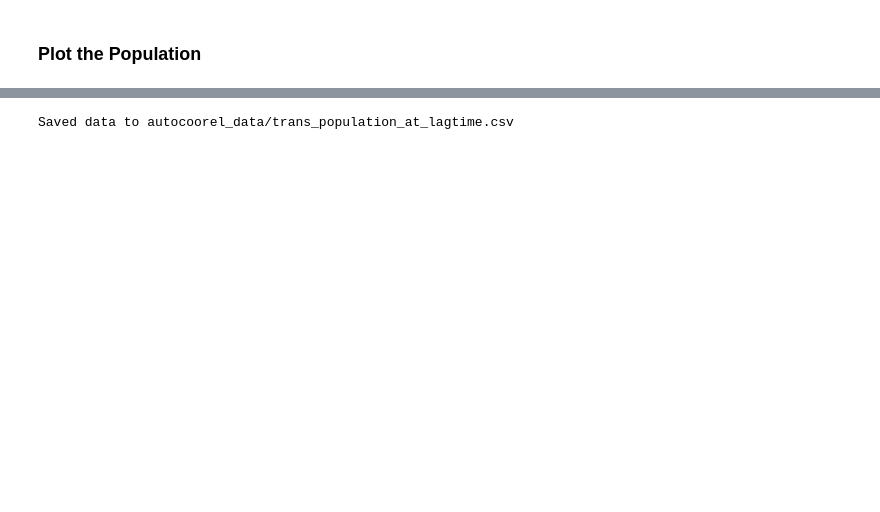
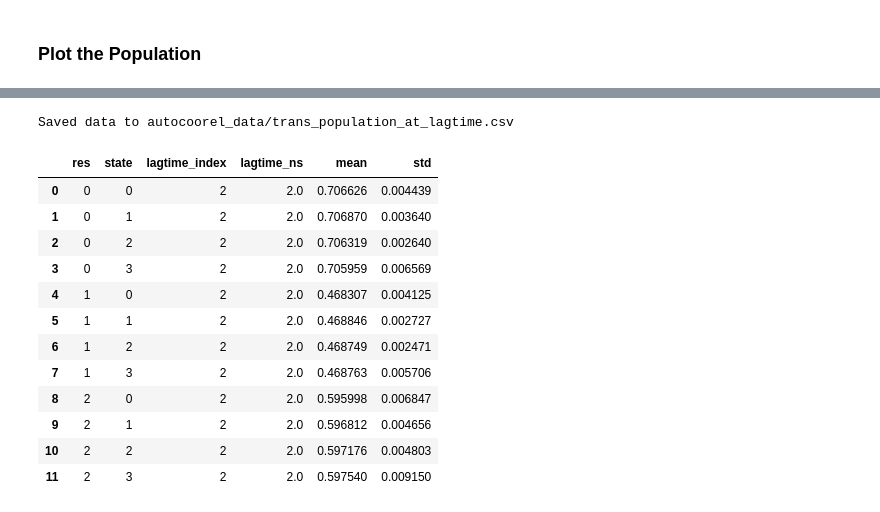
Before and after one commit to starwingc/peptoid_ESM, a Jupyter notebook: EE/analysis/transition_matrix_res.ipynb, the cells around one changed output, grey strips where cells are left out. Drawn from its saved outputs; the diff is of its cells as text; code cells hidden in the pictures; blank space fills up the shorter version.

```diff
--- a/EE/analysis/transition_matrix_res.ipynb
+++ b/EE/analysis/transition_matrix_res.ipynb
@@ -723,39 +709,53 @@ Traj 2, State 3: 201.00 ns : 0.597
 ## Save the data into a csv
 
 point_to_plot = 150
-lagtime_plot = 8  # index of lagtime to extract at 101 ns
+lagtime_plot = 2  # index of lagtime to extract at 101 ns
 selected_ns = lagtimes_ns[lagtime_plot]  # for saving
 state_num = 4
 
 # Collect into a list of dicts for easy DataFrame creation
 data_rows = []
 
 for res_index in range(3):  # 3 trajectories
     for state_index in range(state_num):  # 6 states
         res = cis_trans_pi_means[state_index, res_index]  # shape (604, 2)
         std = cis_trans_pi_stds[state_index, res_index]
 
         mean_val = res[lagtime_plot, 1]  # Trans
         std_val = std[lagtime_plot, 1]
 
         data_rows.append({
             'res': res_index,
             'state': state_index,
             'lagtime_index': lagtime_plot,
             'lagtime_ns': selected_ns,
             'mean': mean_val,
             'std': std_val
         })
 
 # Create a DataFrame
 df = pd.DataFrame(data_rows)
 
 # Save to CSV (or change to .tsv)
 df.to_csv("autocoorel_data/trans_population_at_lagtime.csv", index=False)
 
 print("Saved data to autocoorel_data/trans_population_at_lagtime.csv")
+df
 # %% [output]
 Saved data to autocoorel_data/trans_population_at_lagtime.csv
+|  | res | state | lagtime_index | lagtime_ns | mean | std |
+| 0 | 0 | 0 | 2 | 2.0 | 0.706626 | 0.004439 |
+| 1 | 0 | 1 | 2 | 2.0 | 0.706870 | 0.003640 |
+| 2 | 0 | 2 | 2 | 2.0 | 0.706319 | 0.002640 |
+| 3 | 0 | 3 | 2 | 2.0 | 0.705959 | 0.006569 |
+| 4 | 1 | 0 | 2 | 2.0 | 0.468307 | 0.004125 |
+| 5 | 1 | 1 | 2 | 2.0 | 0.468846 | 0.002727 |
+| 6 | 1 | 2 | 2 | 2.0 | 0.468749 | 0.002471 |
+| 7 | 1 | 3 | 2 | 2.0 | 0.468763 | 0.005706 |
+| 8 | 2 | 0 | 2 | 2.0 | 0.595998 | 0.006847 |
+| 9 | 2 | 1 | 2 | 2.0 | 0.596812 | 0.004656 |
+| 10 | 2 | 2 | 2 | 2.0 | 0.597176 | 0.004803 |
+| 11 | 2 | 3 | 2 | 2.0 | 0.597540 | 0.009150 |
 # %%
 dt_in_ns = 0.01
 
```
Also changed, not shown: parts of 8 cells of this notebook, 3 other files.
